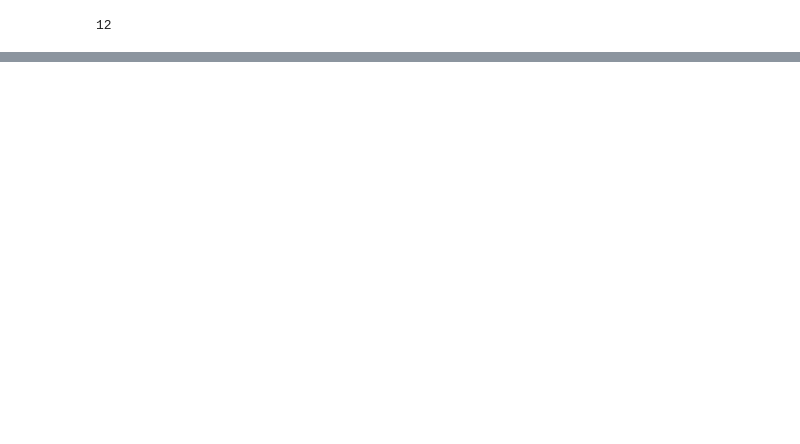
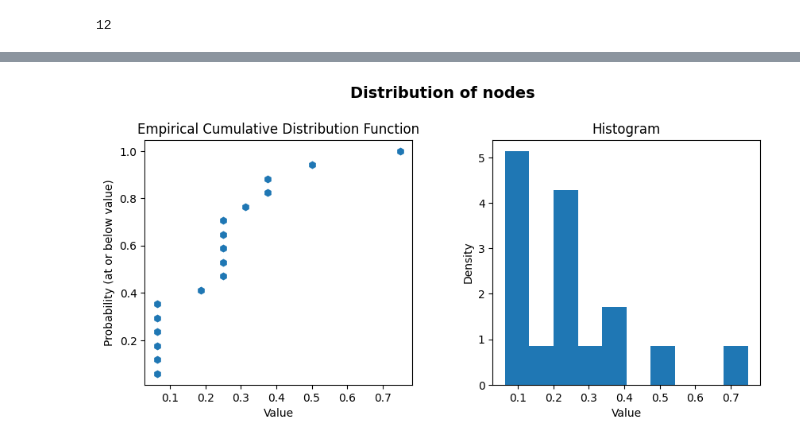
Before and after one commit to jorammutenge/IS527-Project, a Jupyter notebook: 1_code.ipynb, the cells around one changed output, grey strips where cells are left out. Saved outputs shown, nothing was run; the diff lists cells and outputs as text; code cells hidden in the pictures; blank space fills up the shorter version.

```diff
--- a/1_code.ipynb
+++ b/1_code.ipynb
@@ -165,0 +279,39 @@ plt.show()
+# %%
+import numpy as np
+import matplotlib.pyplot as plt
+
+# Generate some random data
+data = deg_ser
+
+# Create a figure and axis objects for the two subplots
+fig, (ax1, ax2) = plt.subplots(nrows=1, ncols=2, figsize=(10, 4))
+
+futura_font_path = 'graphfonts/Futura/futura-medium-condensed.ttf'
+futura_font = fm.FontProperties(fname=futura_font_path, size=12)
+paypal_font_path = 'graphfonts/Paypal/PayPalSansSmall-Regular.ttf'
+paypal_font = fm.FontProperties(fname=paypal_font_path, size=7)
+
+# Calculate the ECDF and plot it on the left subplot
+x = np.sort(data)
+y = np.arange(1, len(data)+1) / len(data)
+ax1.plot(x, y, marker='h', linestyle='none')
+ax1.set_xlabel('Value')
+ax1.set_ylabel('Probability (at or below value)')
+ax1.set_title('Empirical Cumulative Distribution Function')
+
+# Plot the histogram on the right subplot
+ax2.hist(data, bins=10, density=True)
+ax2.set_xlabel('Value')
+ax2.set_ylabel('Density')
+ax2.set_title('Histogram')
+
+# Add a centered supertitle to represent both plots
+fig.suptitle('Distribution of nodes', fontsize=14, fontweight='bold', y=1.05)
+
+# Adjust spacing between subplots
+fig.subplots_adjust(wspace=0.3)
+
+# Show the plot
+plt.show()
+# %% [output]
+[figure, added]
```
Also changed, not shown: parts of 37 cells of this notebook, 43 other files.
